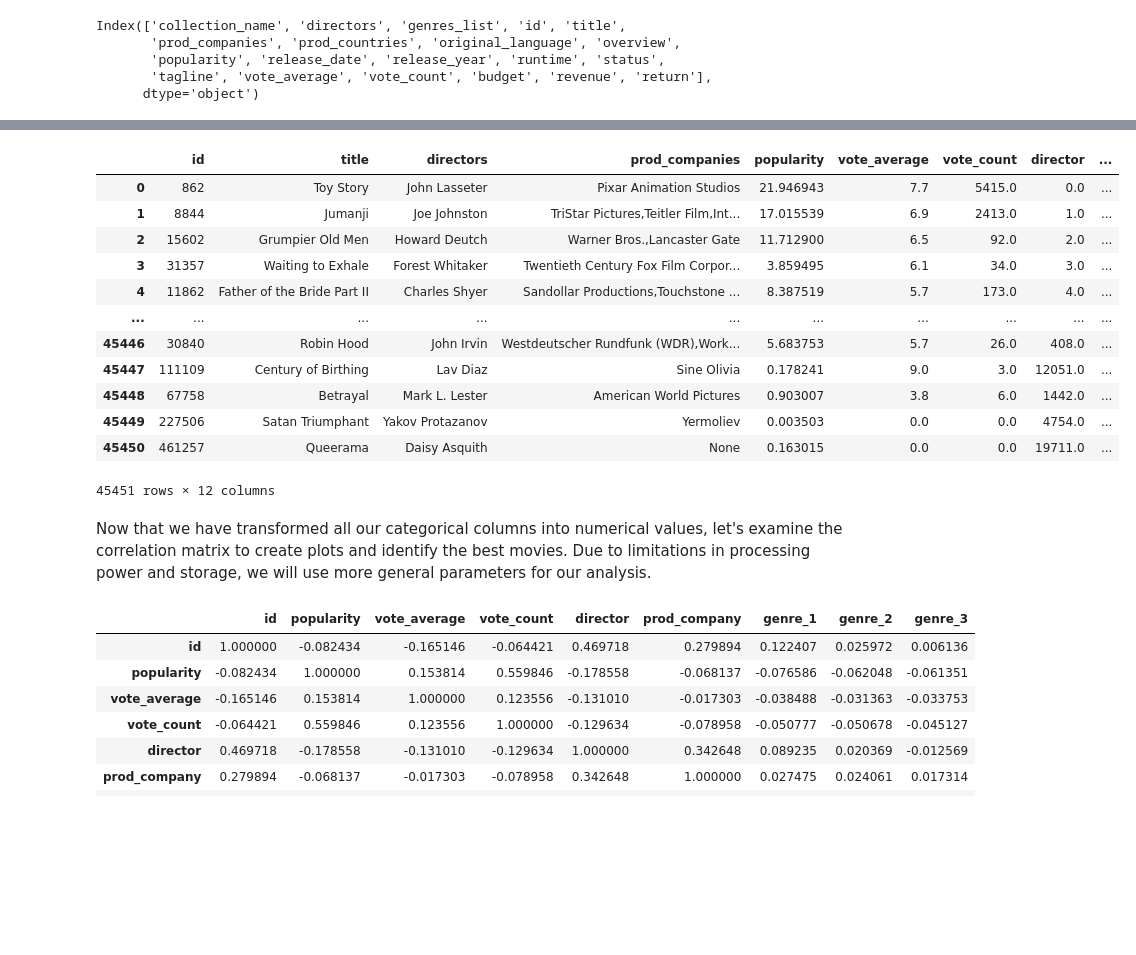
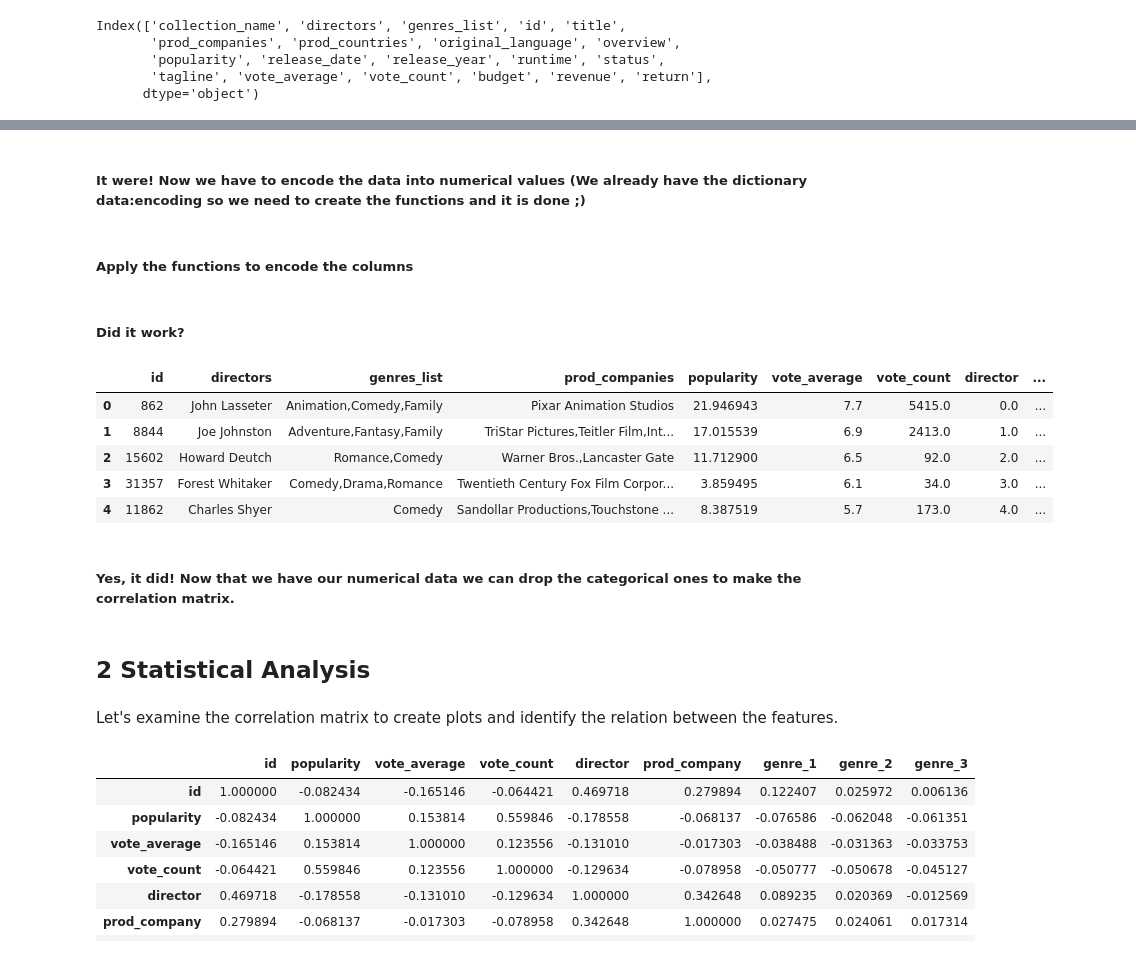
Before and after one commit to whipped-coffee/Brizuela-Leonel-MLOps-Recommendation-System, a Jupyter notebook: EDA.ipynb, the cells around one changed output, grey strips where cells are left out. Saved outputs shown, nothing was run; the diff lists cells and outputs as text; code cells hidden in the pictures; blank space fills up the shorter version.

Commit message:
EDA update and drop of files

```diff
--- a/EDA.ipynb
+++ b/EDA.ipynb
@@ -52,2 +61,3 @@ The columns that we are going to use will be directors, genres_list,prod_compani
 # %%
-eda_data = data[['id','title','directors','genres_list','prod_companies','popularity','vote_average','vote_count']].copy()
+#We make a distinct dataframe so we do not affect the original data
+eda_data = data[['id','directors','genres_list','prod_companies','popularity','vote_average','vote_count']].copy()
@@ -58,3 +70,4 @@ But before lets input some missing values in the categorical features
 # %%
 fill_values = {'directors': '', 'prod_companies': '', 'genres_list': ''}
+data.fillna(fill_values, inplace=True)
 eda_data.fillna(fill_values, inplace=True)
@@ -94,17 +119,18 @@ Get the first director and prod_companies that we are going to use for our analy
 # %%
+#Returns the first element of a list like str 'comedy, 'action','romance' -> 'comedy'
 def get_first(element_str):
     if type(element_str) == str:
         element_list = element_str.split(',')
         return element_list[0]
-
+#Returns the second element of a list like str 'comedy, 'action','romance' -> 'action'
 def get_second(element_str):
     if type(element_str) == str:
         element_list = element_str.split(',')
         if len(element_list) >= 2: return element_list[1]
-        else: return None
-
+        else: return ''
+#Returns the third element of a list like str 'comedy, 'action','romance' -> 'romance'
 def get_third(element_str):
     if type(element_str) == str:
         element_list = element_str.split(',')
         if len(element_list) >= 3: return element_list[2]
-        else: return None
+        else: return ''
@@ -123,3 +161,5 @@ Encode the features
+# %% [markdown]
+##### It were! Now we have to encode the data into numerical values (We already have the dictionary data:encoding so we need to create the functions and it is done ;)
 # %%
 def encode_genres(data_str):
     if type(data_str) == str:
@@ -135,27 +175,24 @@ def encode_company(data_str):
     if type(data_str) == str:
         if len(data_str) >= 3: return company_dict[data_str]
         else: return None
+# %% [markdown]
+##### Apply the functions to encode the columns
 # %%
 eda_data['genre_1'] = eda_data['genre_1'].apply(encode_genres)
 eda_data['genre_2'] = eda_data['genre_2'].apply(encode_genres)
 eda_data['genre_3'] = eda_data['genre_3'].apply(encode_genres)
 eda_data['director'] = eda_data['director'].apply(encode_director)
 eda_data['prod_company'] = eda_data['prod_company'].apply(encode_company)
+# %% [markdown]
+##### Did it work?
 # %%
-eda_data
+eda_data.head()
 # %% [output]
-|  | id | title | directors | prod_companies | popularity | vote_average | vote_count | director | ... |
-| 0 | 862 | Toy Story | John Lasseter | Pixar Animation Studios | 21.946943 | 7.7 | 5415.0 | 0.0 | ... |
-| 1 | 8844 | Jumanji | Joe Johnston | TriStar Pictures,Teitler Film,Int... | 17.015539 | 6.9 | 2413.0 | 1.0 | ... |
-| 2 | 15602 | Grumpier Old Men | Howard Deutch | Warner Bros.,Lancaster Gate | 11.712900 | 6.5 | 92.0 | 2.0 | ... |
-| 3 | 31357 | Waiting to Exhale | Forest Whitaker | Twentieth Century Fox Film Corpor... | 3.859495 | 6.1 | 34.0 | 3.0 | ... |
-| 4 | 11862 | Father of the Bride Part II | Charles Shyer | Sandollar Productions,Touchstone ... | 8.387519 | 5.7 | 173.0 | 4.0 | ... |
-| ... | ... | ... | ... | ... | ... | ... | ... | ... | ... |
-| 45446 | 30840 | Robin Hood | John Irvin | Westdeutscher Rundfunk (WDR),Work... | 5.683753 | 5.7 | 26.0 | 408.0 | ... |
-| 45447 | 111109 | Century of Birthing | Lav Diaz | Sine Olivia | 0.178241 | 9.0 | 3.0 | 12051.0 | ... |
-| 45448 | 67758 | Betrayal | Mark L. Lester | American World Pictures | 0.903007 | 3.8 | 6.0 | 1442.0 | ... |
-| 45449 | 227506 | Satan Triumphant | Yakov Protazanov | Yermoliev | 0.003503 | 0.0 | 0.0 | 4754.0 | ... |
-| 45450 | 461257 | Queerama | Daisy Asquith | None | 0.163015 | 0.0 | 0.0 | 19711.0 | ... |
+|  | id | directors | genres_list | prod_companies | popularity | vote_average | vote_count | director | ... |
+| 0 | 862 | John Lasseter | Animation,Comedy,Family | Pixar Animation Studios | 21.946943 | 7.7 | 5415.0 | 0.0 | ... |
+| 1 | 8844 | Joe Johnston | Adventure,Fantasy,Family | TriStar Pictures,Teitler Film,Int... | 17.015539 | 6.9 | 2413.0 | 1.0 | ... |
+| 2 | 15602 | Howard Deutch | Romance,Comedy | Warner Bros.,Lancaster Gate | 11.712900 | 6.5 | 92.0 | 2.0 | ... |
+| 3 | 31357 | Forest Whitaker | Comedy,Drama,Romance | Twentieth Century Fox Film Corpor... | 3.859495 | 6.1 | 34.0 | 3.0 | ... |
+| 4 | 11862 | Charles Shyer | Comedy | Sandollar Productions,Touchstone ... | 8.387519 | 5.7 | 173.0 | 4.0 | ... |
-45451 rows × 12 columns
-# %% [markdown]
-Now that we have transformed all our categorical columns into numerical values, let's examine the correlation matrix to create plots and identify the best movies. Due to limitations in processing power and storage, we will use more general parameters for our analysis.
+# %% [markdown]
+##### Yes, it did! Now that we have our numerical data we can drop the categorical ones to make the correlation matrix.
@@ -162,3 +203,7 @@ Now that we have transformed all our categorical columns into numerical values,
+# %% [markdown]
+## 2 Statistical Analysis
+# %% [markdown]
+Let's examine the correlation matrix to create plots and identify the relation between the features.
 # %%
 mapa = eda_data.corr()
 mapa.style.background_gradient(cmap='coolwarm')
```
Also changed, not shown: parts of 93 cells of this notebook, 4 other files.
